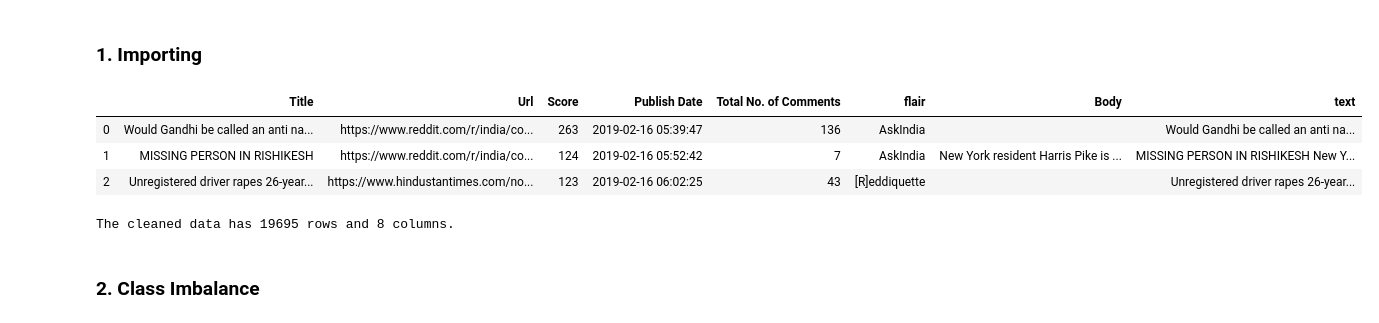
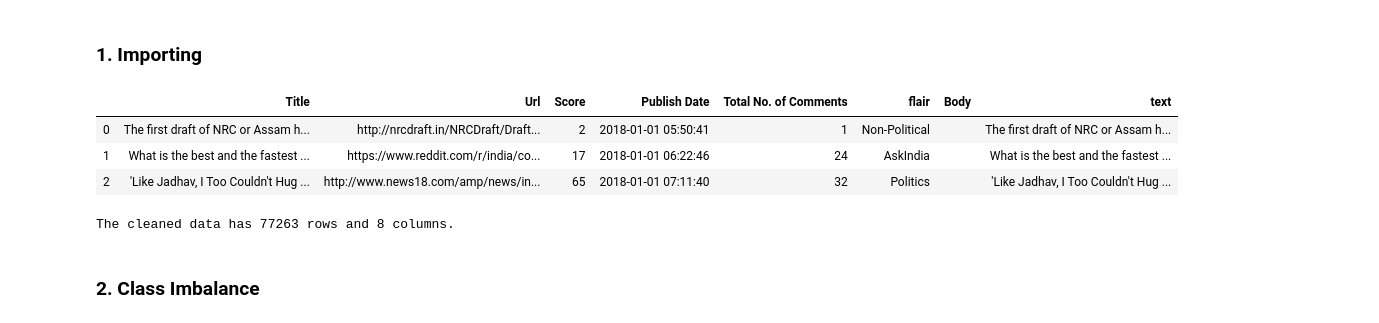
Before and after one commit to skhiearth/Reddit-Flair-Detection, a Jupyter notebook: Notebooks/EDA.ipynb, the cells around one changed output. Drawn from its saved outputs; the diff is of its cells as text; code cells hidden in the pictures.

```diff
--- a/Notebooks/EDA.ipynb
+++ b/Notebooks/EDA.ipynb
@@ -14,26 +14,26 @@ from wordcloud import WordCloud,STOPWORDS
 # %% [markdown]
 ### 1. Importing
 # %%
-rawData = pd.read_csv("/Users/skhiearth/Desktop/Reddit-Flair-Detection/RedditData/Data/Reddit.csv")
+rawData = pd.read_csv("/Users/skhiearth/Desktop/Reddit-Flair-Detection/RedditData/Data/RedditLarge3.csv")
 
 rawData = rawData[rawData['Flair'].notna()] # Dropping all submissions that don't have a tagged flair
 rawData["Body"].fillna("", inplace = True)
 rawData["Title"].fillna("", inplace = True)
 
 rawData["text"] = rawData["Title"] + " " + rawData["Body"]
 
 rawData.drop(['Post ID', 'Author', 'Permalink'], axis = 1, inplace=True)
 rawData.rename(columns = {'Flair':'flair'}, inplace = True)
 rawData.head(3)
 # %% [output]
 |  | Title | Url | Score | Publish Date | Total No. of Comments | flair | Body | text |
-| 0 | Would Gandhi be called an anti na... | https://www.reddit.com/r/india/co... | 263 | 2019-02-16 05:39:47 | 136 | AskIndia |  | Would Gandhi be called an anti na... |
-| 1 | MISSING PERSON IN RISHIKESH | https://www.reddit.com/r/india/co... | 124 | 2019-02-16 05:52:42 | 7 | AskIndia | New York resident Harris Pike is ... | MISSING PERSON IN RISHIKESH New Y... |
-| 2 | Unregistered driver rapes 26-year... | https://www.hindustantimes.com/no... | 123 | 2019-02-16 06:02:25 | 43 | [R]eddiquette |  | Unregistered driver rapes 26-year... |
+| 0 | The first draft of NRC or Assam h... | http://nrcdraft.in/NRCDraft/Draft... | 2 | 2018-01-01 05:50:41 | 1 | Non-Political |  | The first draft of NRC or Assam h... |
+| 1 | What is the best and the fastest ... | https://www.reddit.com/r/india/co... | 17 | 2018-01-01 06:22:46 | 24 | AskIndia |  | What is the best and the fastest ... |
+| 2 | 'Like Jadhav, I Too Couldn't Hug ... | http://www.news18.com/amp/news/in... | 65 | 2018-01-01 07:11:40 | 32 | Politics |  | 'Like Jadhav, I Too Couldn't Hug ... |
 # %%
 print("The cleaned data has {} rows and {} columns.".format(rawData.shape[0], rawData.shape[1]))
 # %% [output]
-The cleaned data has 19695 rows and 8 columns.
+The cleaned data has 77263 rows and 8 columns.
 # %% [markdown]
 ### 2. Class Imbalance
 # %% [markdown]
```
Also changed, not shown: parts of 4 cells of this notebook, 4 other files.
